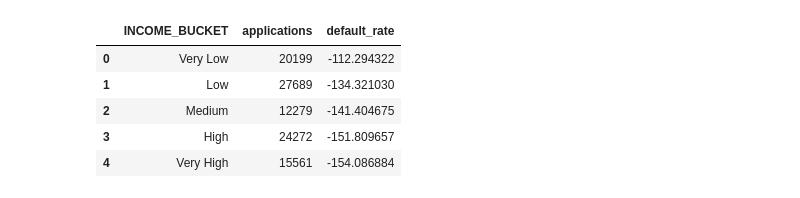
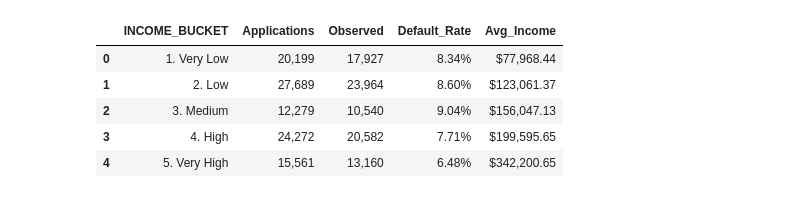
Before and after one commit to KuzevaStasy/Credit-Risk-Business-Analytics, a Jupyter notebook: notebooks/03_credit_risk_and_early_warning_indicators.ipynb, the cells around one changed output. Cells and saved outputs as stored; diff of their text form; code cells hidden in the pictures.

```diff
--- a/notebooks/03_credit_risk_and_early_warning_indicators.ipynb
+++ b/notebooks/03_credit_risk_and_early_warning_indicators.ipynb
@@ -89,30 +84,33 @@ ewi_exposure
 # %%
+# 4. EWI 2: Income Affordability Risk
 df["INCOME_BUCKET"] = pd.qcut(
     df["AMT_INCOME_TOTAL"],
     q=5,
-    labels=[
-        "Very Low",
-        "Low",
-        "Medium",
-        "High",
-        "Very High"
-    ]
+    labels=["1. Very Low", "2. Low", "3. Medium", "4. High", "5. Very High"]
 )
 
 ewi_income = (
     df.groupby("INCOME_BUCKET", observed=True)
       .agg(
-          applications=("TARGET", "count"),
-          default_rate=("TARGET", "mean")
+          Applications=("SK_ID_CURR", "count"),
+          Observed=("TARGET", "count"),
+          Default_Rate=("TARGET", "mean"),
+          Avg_Income=("AMT_INCOME_TOTAL", "mean")
       )
       .reset_index()
 )
 
-ewi_income
+# Display Formatted Table
+display_income = ewi_income.copy()
+display_income["Applications"] = display_income["Applications"].map("{:,}".format)
+display_income["Observed"] = display_income["Observed"].map("{:,}".format)
+display_income["Default_Rate"] = display_income["Default_Rate"].map("{:.2%}".format)
+display_income["Avg_Income"] = display_income["Avg_Income"].map("${:,.2f}".format)
+display_income
 # %% [output]
-|  | INCOME_BUCKET | applications | default_rate |
-| 0 | Very Low | 20199 | -112.294322 |
-| 1 | Low | 27689 | -134.321030 |
-| 2 | Medium | 12279 | -141.404675 |
-| 3 | High | 24272 | -151.809657 |
-| 4 | Very High | 15561 | -154.086884 |
+|  | INCOME_BUCKET | Applications | Observed | Default_Rate | Avg_Income |
+| 0 | 1. Very Low | 20,199 | 17,927 | 8.34% | $77,968.44 |
+| 1 | 2. Low | 27,689 | 23,964 | 8.60% | $123,061.37 |
+| 2 | 3. Medium | 12,279 | 10,540 | 9.04% | $156,047.13 |
+| 3 | 4. High | 24,272 | 20,582 | 7.71% | $199,595.65 |
+| 4 | 5. Very High | 15,561 | 13,160 | 6.48% | $342,200.65 |
```
Also changed, not shown: parts of 22 cells of this notebook, 3 other files.
